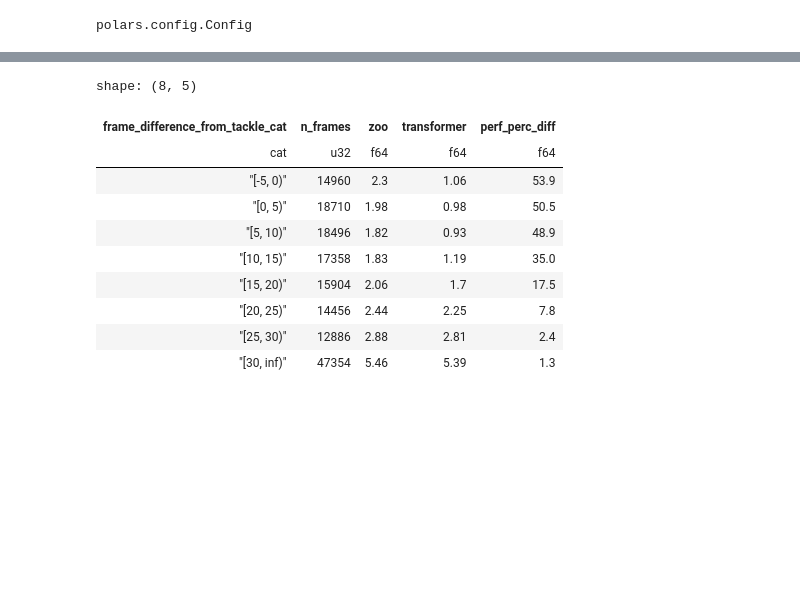
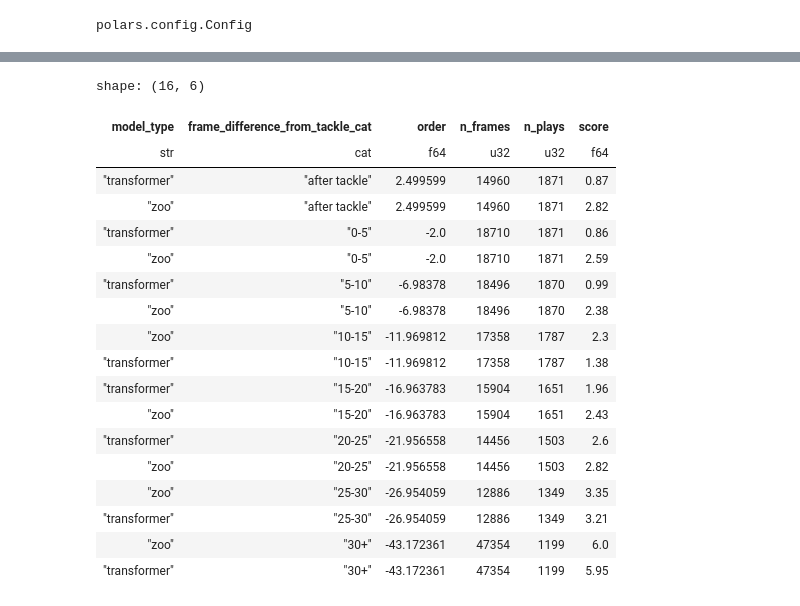
Before and after one commit to SumerSports/SportsTrackingTransformer, a Jupyter notebook: results/results_analysis.ipynb, the cells around one changed output, grey strips where cells are left out. Cells and saved outputs as stored; diff of their text form; code cells hidden in the pictures; blank space fills up the shorter version.

```diff
--- a/results/results_analysis.ipynb
+++ b/results/results_analysis.ipynb
@@ -28,7 +28,8 @@ results_df = pl.concat(
     [
         pl.read_parquet("../models/best_models/zoo/best_model_results.parquet"),
         pl.read_parquet("../models/best_models/transformer/best_model_results.parquet"),
-    ]
+    ],
+    how="diagonal",
 ).join(
     tracking_df.filter(pl.col("is_ball_carrier") == 1)
     .select(["x", "y", "gameId", "playId", "frameId", "mirrored", "event"])
@@ -99,37 +100,50 @@ shape: (3, 6)
 # %%
-(
+frame_diff_df = (
     results_df.with_columns(
         frame_difference_from_tackle=(pl.col("tackle_frameId") - pl.col("frameId")),
     )
     .with_columns(
-        frame_difference_from_tackle_cat=pl.col("frame_difference_from_tackle").cut(
-            range(-10, 31, 5), left_closed=True
-        ),
+        frame_difference_from_tackle_cat=(pl.col("frame_difference_from_tackle").cut(
+            breaks=range(0, 31, 5),
+            labels=["after tackle", "0-5", "5-10", "10-15", "15-20", "20-25", "25-30", "30+"],
+            left_closed=True,
+            )
+        )
     )
     .filter(pl.col("dataset_split") == "test")
     .group_by(["model_type", "frame_difference_from_tackle_cat"])
     .agg(
+        order=pl.col("frame_difference_from_tackle").mean()*-1,
         n_frames=pl.len(),
         n_plays=pl.struct(["gameId", "playId"]).n_unique(),
         score=pl.map_groups(
             exprs=["tackle_x", "tackle_y", "tackle_x_pred", "tackle_y_pred"],
             function=lambda list_of_series: calculate_mae(*list_of_series),
             returns_scalar=True,
         ).round(2),
     )
     .sort("frame_difference_from_tackle_cat")
-    .pivot(values="score", on=["model_type"], index=["frame_difference_from_tackle_cat", "n_frames"])
-    .with_columns(perf_perc_diff=((pl.col("zoo") - pl.col("transformer")) * 100 / pl.col("zoo")).round(1))
+    # .pivot(values="score", on=["model_type"], index=["frame_difference_from_tackle_cat", "n_frames"])
+    # .with_columns(perf_perc_diff=((pl.col("zoo") - pl.col("transformer")) * 100 / pl.col("zoo")).round(1))
 )
+frame_diff_df
 # %% [output]
-shape: (8, 5)
+shape: (16, 6)
-| frame_difference_from_tackle_cat | n_frames | zoo | transformer | perf_perc_diff |
-| cat | u32 | f64 | f64 | f64 |
-| "[-5, 0)" | 14960 | 2.3 | 1.06 | 53.9 |
-| "[0, 5)" | 18710 | 1.98 | 0.98 | 50.5 |
-| "[5, 10)" | 18496 | 1.82 | 0.93 | 48.9 |
-| "[10, 15)" | 17358 | 1.83 | 1.19 | 35.0 |
-| "[15, 20)" | 15904 | 2.06 | 1.7 | 17.5 |
-| "[20, 25)" | 14456 | 2.44 | 2.25 | 7.8 |
-| "[25, 30)" | 12886 | 2.88 | 2.81 | 2.4 |
-| "[30, inf)" | 47354 | 5.46 | 5.39 | 1.3 |
+| model_type | frame_difference_from_tackle_cat | order | n_frames | n_plays | score |
+| str | cat | f64 | u32 | u32 | f64 |
+| "transformer" | "after tackle" | 2.499599 | 14960 | 1871 | 0.87 |
+| "zoo" | "after tackle" | 2.499599 | 14960 | 1871 | 2.82 |
+| "transformer" | "0-5" | -2.0 | 18710 | 1871 | 0.86 |
+| "zoo" | "0-5" | -2.0 | 18710 | 1871 | 2.59 |
+| "transformer" | "5-10" | -6.98378 | 18496 | 1870 | 0.99 |
+| "zoo" | "5-10" | -6.98378 | 18496 | 1870 | 2.38 |
+| "zoo" | "10-15" | -11.969812 | 17358 | 1787 | 2.3 |
+| "transformer" | "10-15" | -11.969812 | 17358 | 1787 | 1.38 |
+| "transformer" | "15-20" | -16.963783 | 15904 | 1651 | 1.96 |
+| "zoo" | "15-20" | -16.963783 | 15904 | 1651 | 2.43 |
+| "transformer" | "20-25" | -21.956558 | 14456 | 1503 | 2.6 |
+| "zoo" | "20-25" | -21.956558 | 14456 | 1503 | 2.82 |
+| "zoo" | "25-30" | -26.954059 | 12886 | 1349 | 3.35 |
+| "transformer" | "25-30" | -26.954059 | 12886 | 1349 | 3.21 |
+| "zoo" | "30+" | -43.172361 | 47354 | 1199 | 6.0 |
+| "transformer" | "30+" | -43.172361 | 47354 | 1199 | 5.95 |
```
Also changed, not shown: parts of 8 cells of this notebook, 7 other files.
